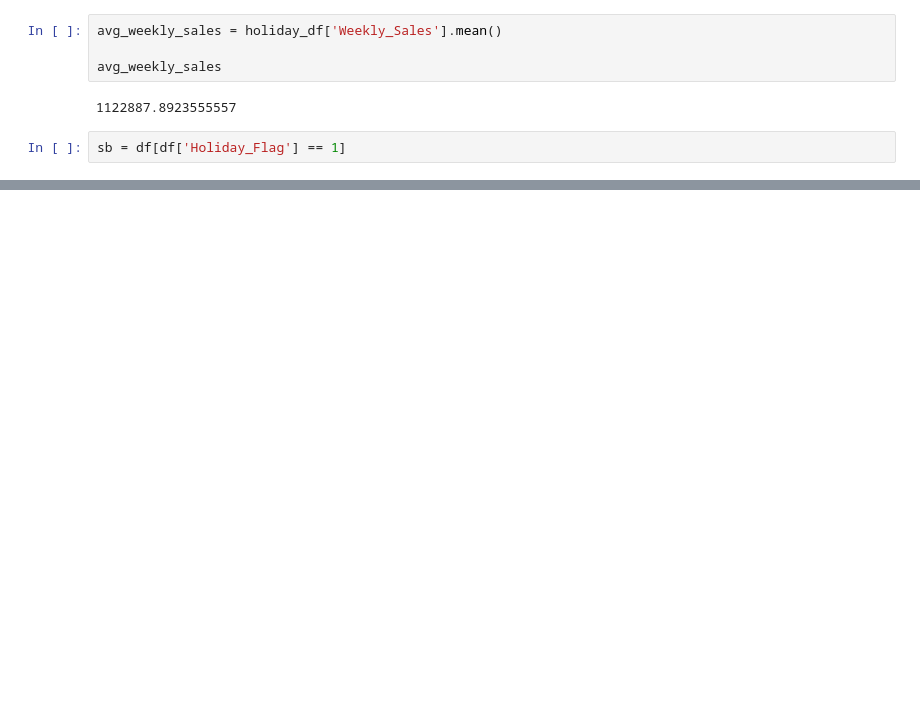
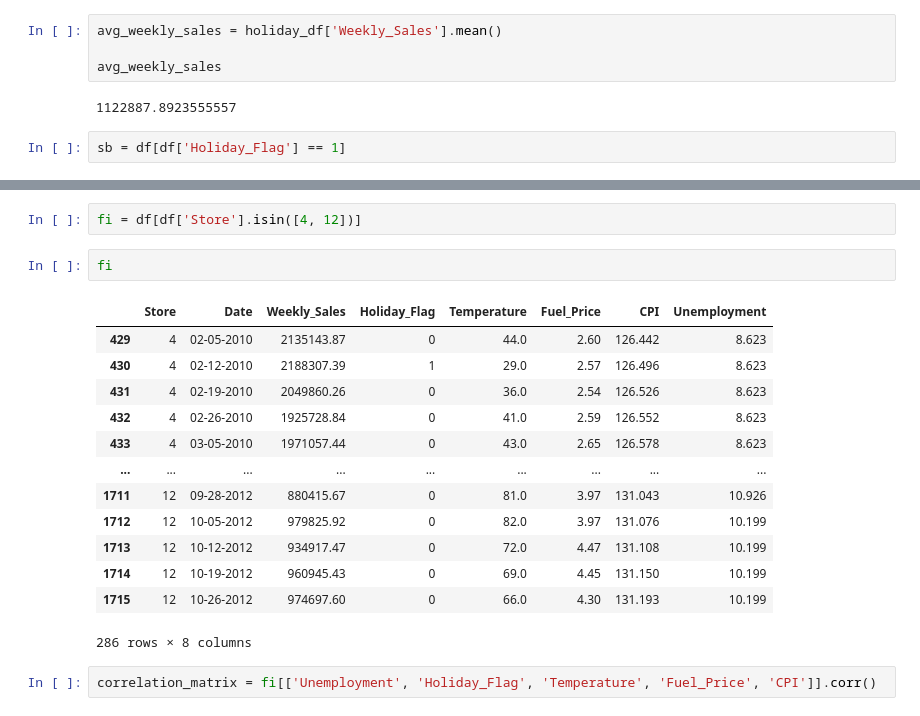
Before and after one commit to nattyta/walmart-sales, a Jupyter notebook: practice.ipynb, the cells around one changed output, grey strips where cells are left out. Cells and saved outputs as stored; diff of their text form; blank space fills up the shorter version.

```diff
--- a/practice.ipynb
+++ b/practice.ipynb
@@ -244,0 +299,20 @@ The holiday with the most significant impact on weekly sales is '11-25', with an
+# %%
+fi = df[df['Store'].isin([4, 12])]
+# %%
+fi
+# %% [output]
+|  | Store | Date | Weekly_Sales | Holiday_Flag | Temperature | Fuel_Price | CPI | Unemployment |
+| 429 | 4 | 02-05-2010 | 2135143.87 | 0 | 44.0 | 2.60 | 126.442 | 8.623 |
+| 430 | 4 | 02-12-2010 | 2188307.39 | 1 | 29.0 | 2.57 | 126.496 | 8.623 |
+| 431 | 4 | 02-19-2010 | 2049860.26 | 0 | 36.0 | 2.54 | 126.526 | 8.623 |
+| 432 | 4 | 02-26-2010 | 1925728.84 | 0 | 41.0 | 2.59 | 126.552 | 8.623 |
+| 433 | 4 | 03-05-2010 | 1971057.44 | 0 | 43.0 | 2.65 | 126.578 | 8.623 |
+| ... | ... | ... | ... | ... | ... | ... | ... | ... |
+| 1711 | 12 | 09-28-2012 | 880415.67 | 0 | 81.0 | 3.97 | 131.043 | 10.926 |
+| 1712 | 12 | 10-05-2012 | 979825.92 | 0 | 82.0 | 3.97 | 131.076 | 10.199 |
+| 1713 | 12 | 10-12-2012 | 934917.47 | 0 | 72.0 | 4.47 | 131.108 | 10.199 |
+| 1714 | 12 | 10-19-2012 | 960945.43 | 0 | 69.0 | 4.45 | 131.150 | 10.199 |
+| 1715 | 12 | 10-26-2012 | 974697.60 | 0 | 66.0 | 4.30 | 131.193 | 10.199 |
+286 rows × 8 columns
+# %%
+correlation_matrix = fi[['Unemployment', 'Holiday_Flag', 'Temperature', 'Fuel_Price', 'CPI']].corr()
```
Also changed, not shown: parts of 28 cells of this notebook.
